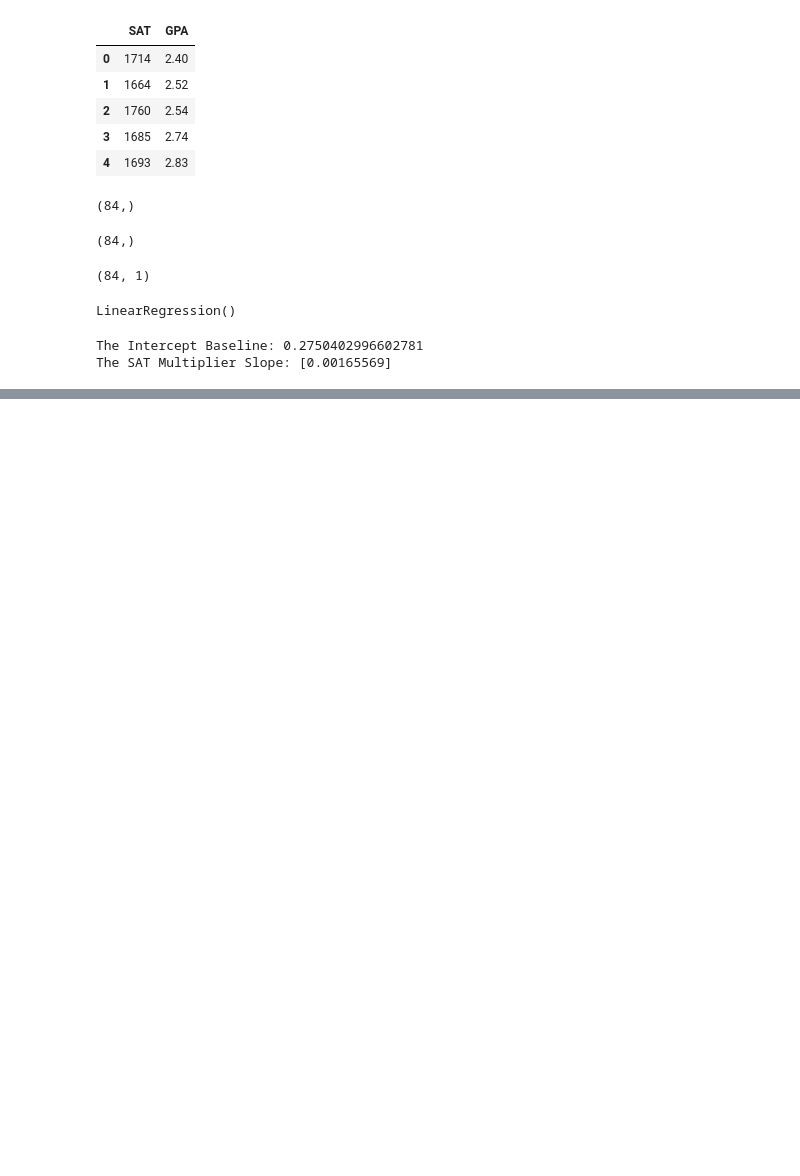
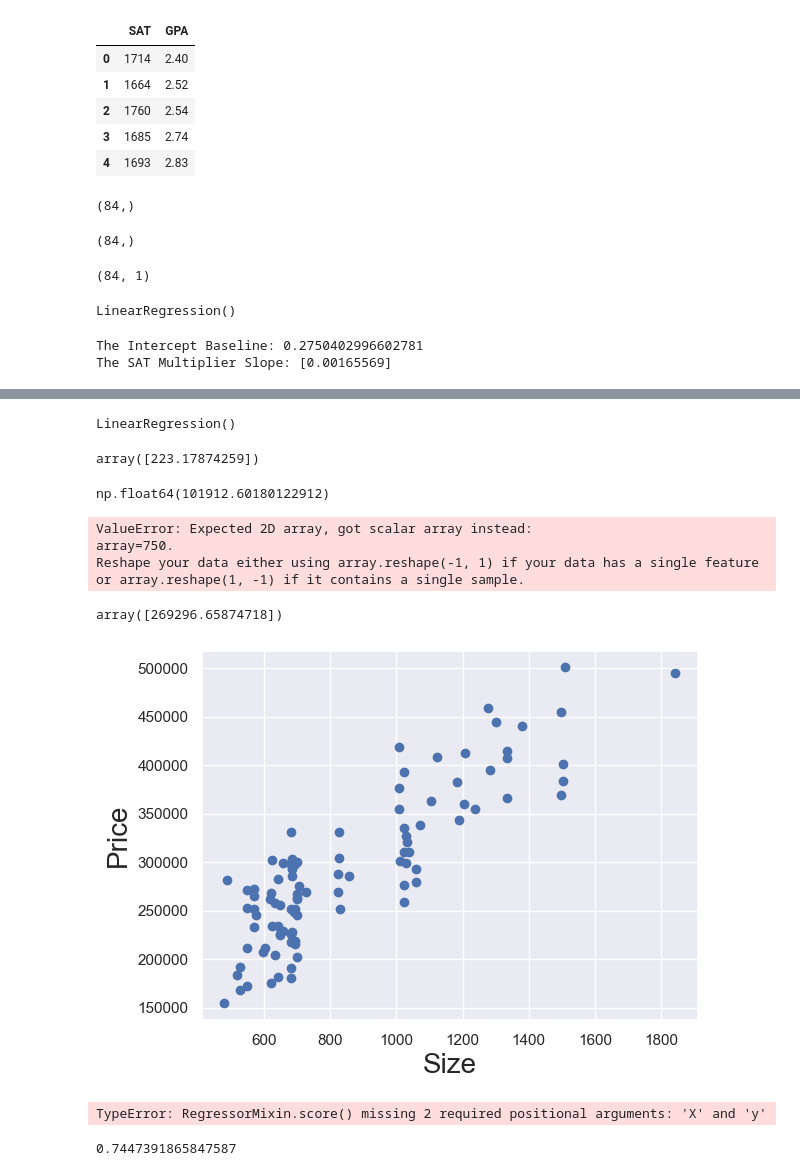
Before and after one commit to WaheedShaq/stats-and-ai-learning, a Jupyter notebook: AI Stuff revamped.ipynb, the cells around one changed output, grey strips where cells are left out. Saved outputs shown, nothing was run; the diff lists cells and outputs as text; code cells hidden in the pictures; blank space fills up the shorter version.

Commit message:
Worked towards multiple linear regression using SKlearn and did a couple of exercises with adj R^2 specifically

```diff
--- a/AI Stuff revamped.ipynb
+++ b/AI Stuff revamped.ipynb
@@ -422,0 +484,3 @@ The SAT Multiplier Slope: [0.00165569]
+# %%
+x = data['size']
+y = data['price']
@@ -422,0 +499,2 @@ The SAT Multiplier Slope: [0.00165569]
+# %%
+x_matrix = x.values.reshape(-1,1)
@@ -422,0 +509,39 @@ The SAT Multiplier Slope: [0.00165569]
+# %%
+reg = LinearRegression()
+# %%
+reg.fit(x_matrix,y)
+# %% [output]
+LinearRegression()
+# %%
+reg.coef_
+# %% [output]
+array([223.17874259])
+# %%
+reg.intercept_
+# %% [output]
+np.float64(101912.60180122912)
+# %%
+reg.predict(750)
+# %% [output]
+ValueError: Expected 2D array, got scalar array instead:
+array=750.
+Reshape your data either using array.reshape(-1, 1) if your data has a single feature or array.reshape(1, -1) if it contains a single sample.
+# %%
+reg.predict([[750]])
+# %% [output]
+array([269296.65874718])
+# %%
+plt.scatter(x,y)
+plt.xlabel('Size', fontsize=20)
+plt.ylabel('Price', fontsize=20)
+plt.show()
+# %% [output]
+[figure, added]
+# %%
+reg.score()
+# %% [output]
+TypeError: RegressorMixin.score() missing 2 required positional arguments: 'X' and 'y'
+# %%
+reg.score(x_matrix,y) ##Calculating R_Squared
+# %% [output]
+0.7447391865847587
```
Also changed, not shown: parts of 58 cells of this notebook, 1 other file.
